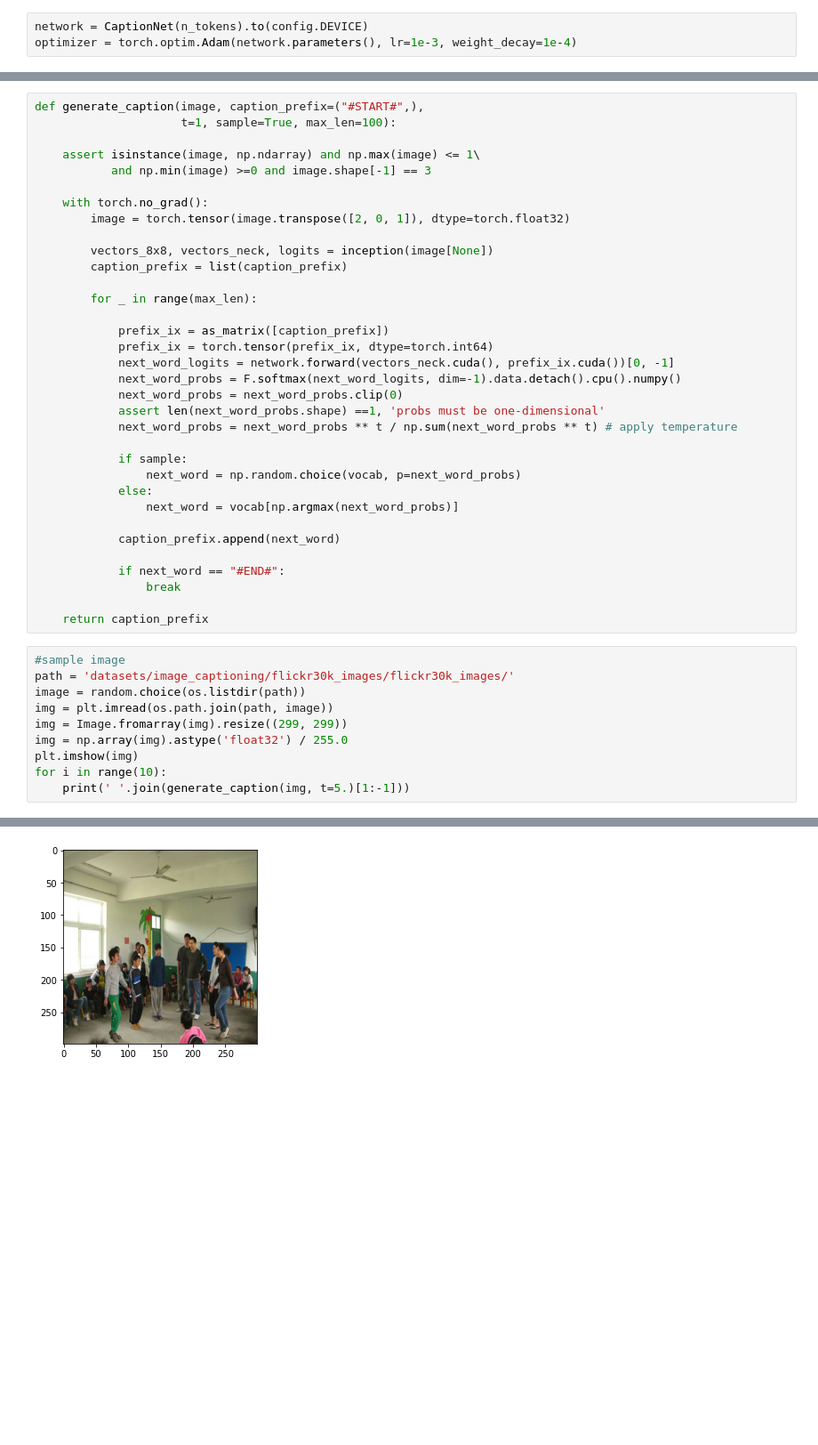
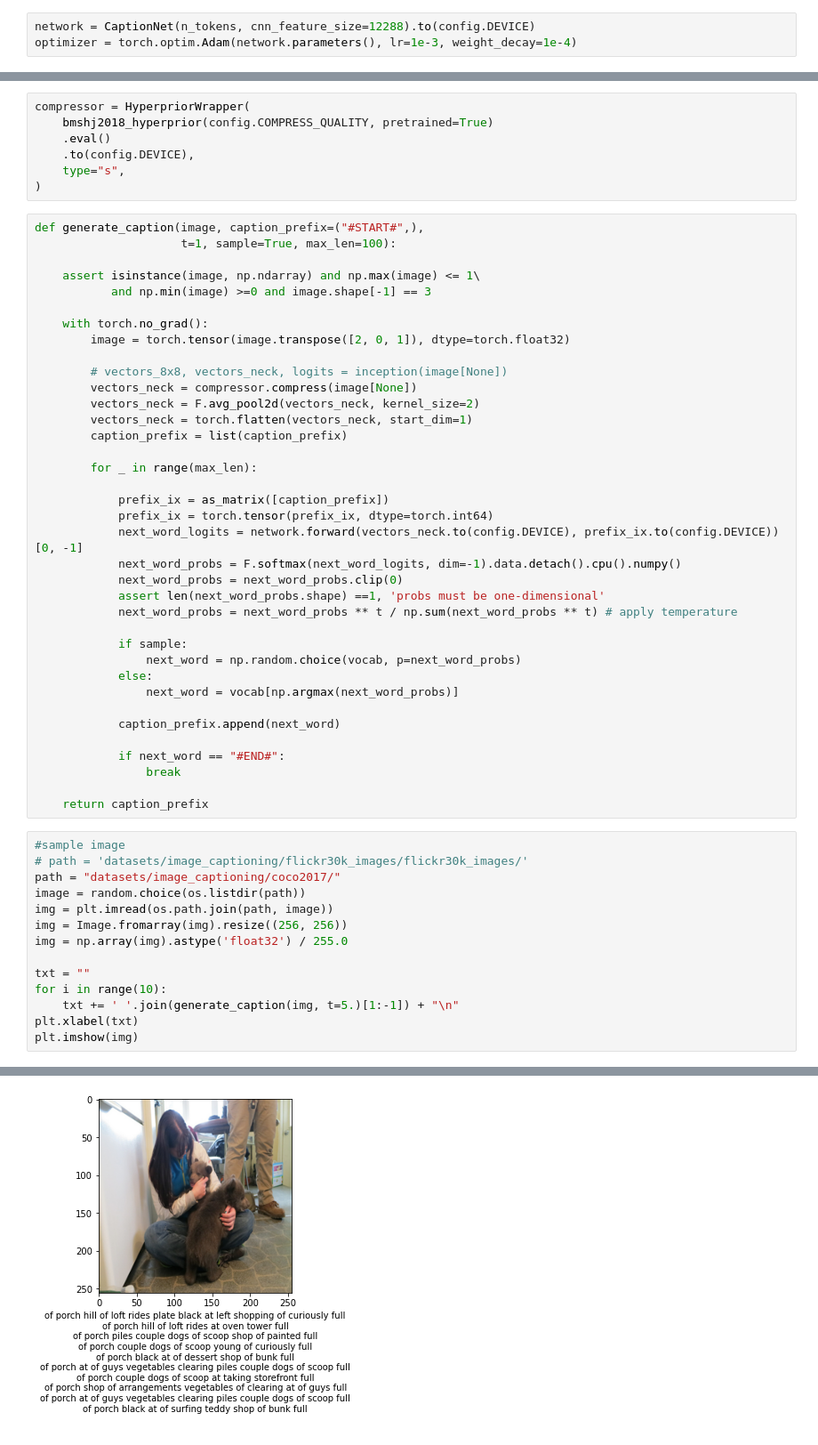
Before and after one commit to vvh413/compression, a Jupyter notebook: captions.ipynb, the cells around one changed output, grey strips where cells are left out. Shown at 89% size. Drawn from its saved outputs; the diff is of its cells as text; blank space fills up the shorter version.

```diff
--- a/captions.ipynb
+++ b/captions.ipynb
@@ -20,5 +22,5 @@ import os
 %matplotlib inline
 # %%
-network = CaptionNet(n_tokens).to(config.DEVICE)
+network = CaptionNet(n_tokens, cnn_feature_size=12288).to(config.DEVICE)
 optimizer = torch.optim.Adam(network.parameters(), lr=1e-3, weight_decay=1e-4)
 # %%
@@ -33,3 +33,10 @@ Downloading: "https://download.pytorch.org/models/inception_v3_google-1a9a5a14.p
+# %%
+compressor = HyperpriorWrapper(
+    bmshj2018_hyperprior(config.COMPRESS_QUALITY, pretrained=True)
+    .eval()
+    .to(config.DEVICE),
+    type="s",
+)
 # %%
 def generate_caption(image, caption_prefix=("#START#",),
                      t=1, sample=True, max_len=100):
@@ -40,14 +47,17 @@ def generate_caption(image, caption_prefix=("#START#",),
     with torch.no_grad():
         image = torch.tensor(image.transpose([2, 0, 1]), dtype=torch.float32)
 
-        vectors_8x8, vectors_neck, logits = inception(image[None])
+        # vectors_8x8, vectors_neck, logits = inception(image[None])
+        vectors_neck = compressor.compress(image[None])
+        vectors_neck = F.avg_pool2d(vectors_neck, kernel_size=2)
+        vectors_neck = torch.flatten(vectors_neck, start_dim=1)
         caption_prefix = list(caption_prefix)
 
         for _ in range(max_len):
 
             prefix_ix = as_matrix([caption_prefix])
             prefix_ix = torch.tensor(prefix_ix, dtype=torch.int64)
-            next_word_logits = network.forward(vectors_neck.cuda(), prefix_ix.cuda())[0, -1]
+            next_word_logits = network.forward(vectors_neck.to(config.DEVICE), prefix_ix.to(config.DEVICE))[0, -1]
             next_word_probs = F.softmax(next_word_logits, dim=-1).data.detach().cpu().numpy()
             next_word_probs = next_word_probs.clip(0)
             assert len(next_word_probs.shape) ==1, 'probs must be one-dimensional'
@@ -66,12 +76,16 @@ def generate_caption(image, caption_prefix=("#START#",),
     return caption_prefix
 # %%
 #sample image
-path = 'datasets/image_captioning/flickr30k_images/flickr30k_images/'
+# path = 'datasets/image_captioning/flickr30k_images/flickr30k_images/'
+path = "datasets/image_captioning/coco2017/"
 image = random.choice(os.listdir(path))
 img = plt.imread(os.path.join(path, image))
-img = Image.fromarray(img).resize((299, 299))
+img = Image.fromarray(img).resize((256, 256))
 img = np.array(img).astype('float32') / 255.0
+
+txt = ""
+for i in range(10):
+    txt += ' '.join(generate_caption(img, t=5.)[1:-1]) + "\n"
+plt.xlabel(txt)
 plt.imshow(img)
-for i in range(10):
-    print(' '.join(generate_caption(img, t=5.)[1:-1]))
 # %% [output]
@@ -88 +93 @@ a skirt is playing powdered link in a game .
-[figure, old version]
+[figure, new version]
```
Also changed, not shown: parts of 4 cells of this notebook, 8 other files.
